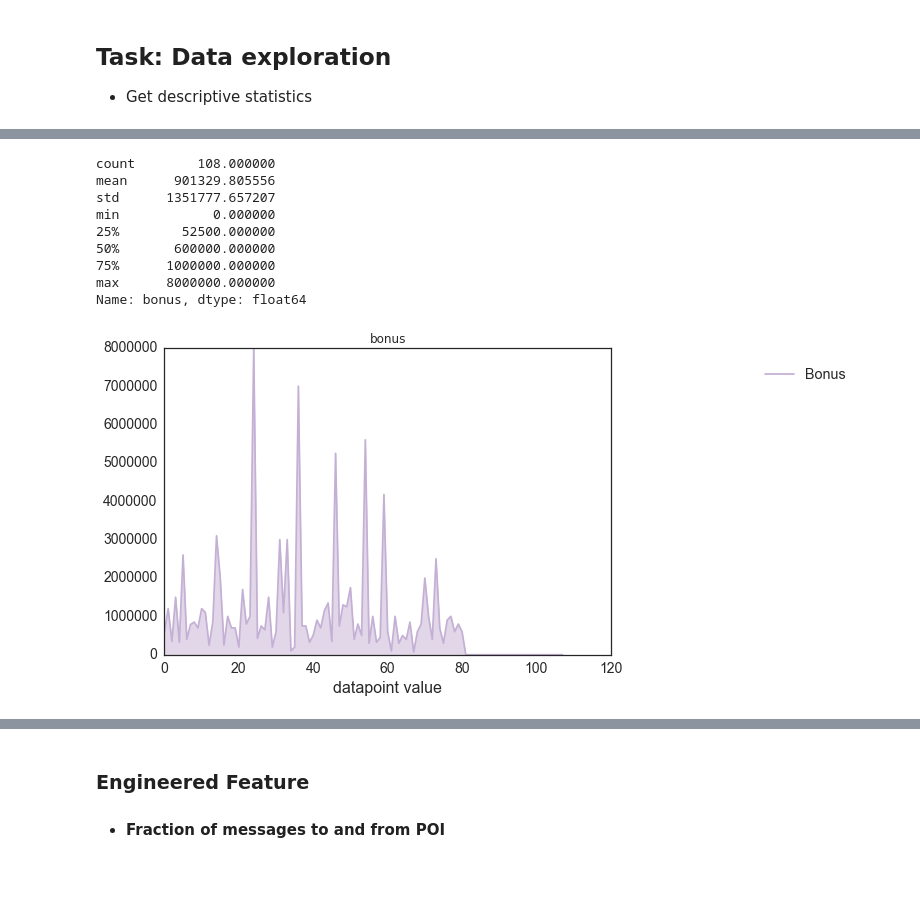
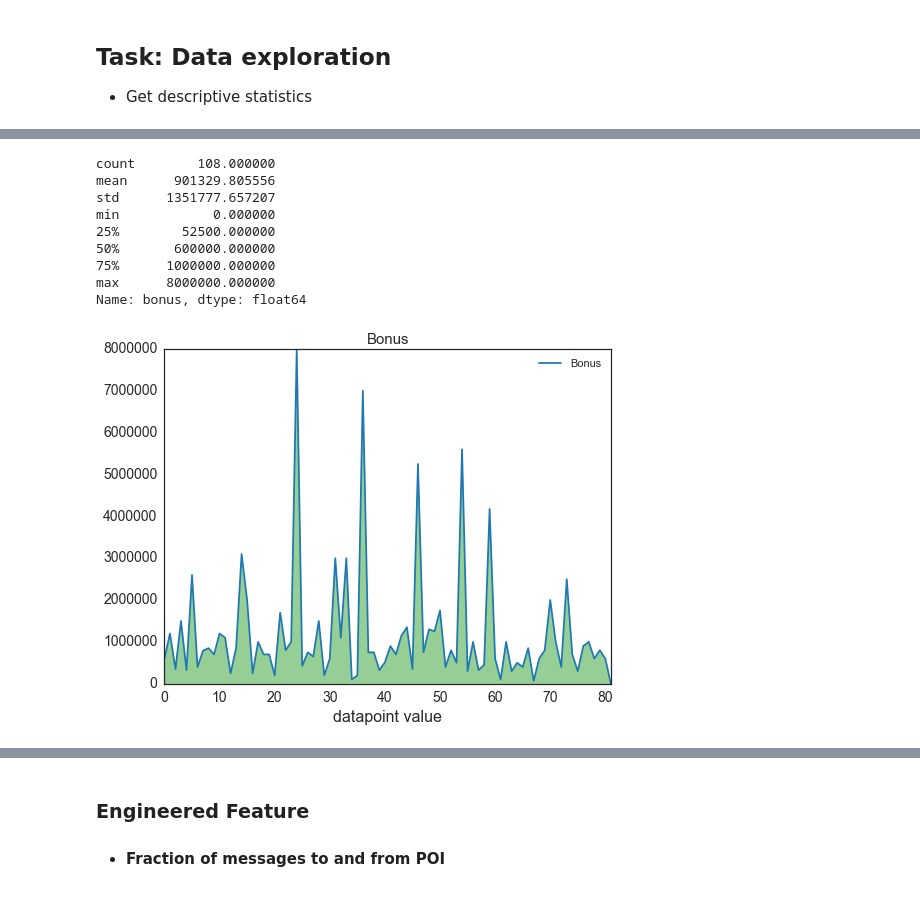
Before and after one commit to omoju/identifyFraudFromEnronEmail, a Jupyter notebook: IdentifyFraudFromEnronEmail.ipynb, the cells around one changed output, grey strips where cells are left out. Cells and saved outputs as stored; diff of their text form; code cells hidden in the pictures.

```diff
--- a/IdentifyFraudFromEnronEmail.ipynb
+++ b/IdentifyFraudFromEnronEmail.ipynb
@@ -97,6 +72,7 @@ plt.rcParams["xtick.labelsize"] = 14.
 plt.rcParams["ytick.labelsize"] = 14.
 plt.rcParams["legend.fontsize"] = 11.
 plt.rcParams["axes.titlesize"] = 1.25 * plt.rcParams['font.size']
+plt.rcParams['figure.figsize'] = (8, 6)
 # %%
 data = compareTwoFeatures('salary', 'bonus', data_dict, "SALARY versus BONUS")
 print "Clean data for outliers"
@@ -285,26 +295,26 @@ Name: restrictedStock, dtype: float64
 # %%
 x = range(0,len(df))
 
-plt.plot(x, df['bonus'], label='Bonus', color=tableau20[9])
-fill_between(x, df['bonus'], 0, alpha=0.5, color=tableau20[9])
+plt.plot(x, df['bonus'], label='Bonus', color=tableau20[0])
+fill_between(x, df['bonus'], 0, alpha=0.5, color=tableau20[4])
 
 _= plt.xlabel('datapoint value')
-_= plt.title('bonus')
-
-_= plt.legend(bbox_to_anchor=(1.3, 1), loc=2, borderaxespad=1, fontsize='large')
+_= plt.title('Bonus')
+plt.xlim(0, 81)
+_= plt.legend()
 
 df['bonus'].describe()
 # %% [output]
 count        108.000000
 mean      901329.805556
 std      1351777.657207
 min            0.000000
 25%        52500.000000
 50%       600000.000000
 75%      1000000.000000
 max      8000000.000000
 Name: bonus, dtype: float64
-[figure, old version]
+[figure, new version]
 # %%
 def printLatex(feature1, feature2, the_data_dict, treshold):
     def getKey(item):
```
Also changed, not shown: parts of 21 cells of this notebook, 11 other files.
